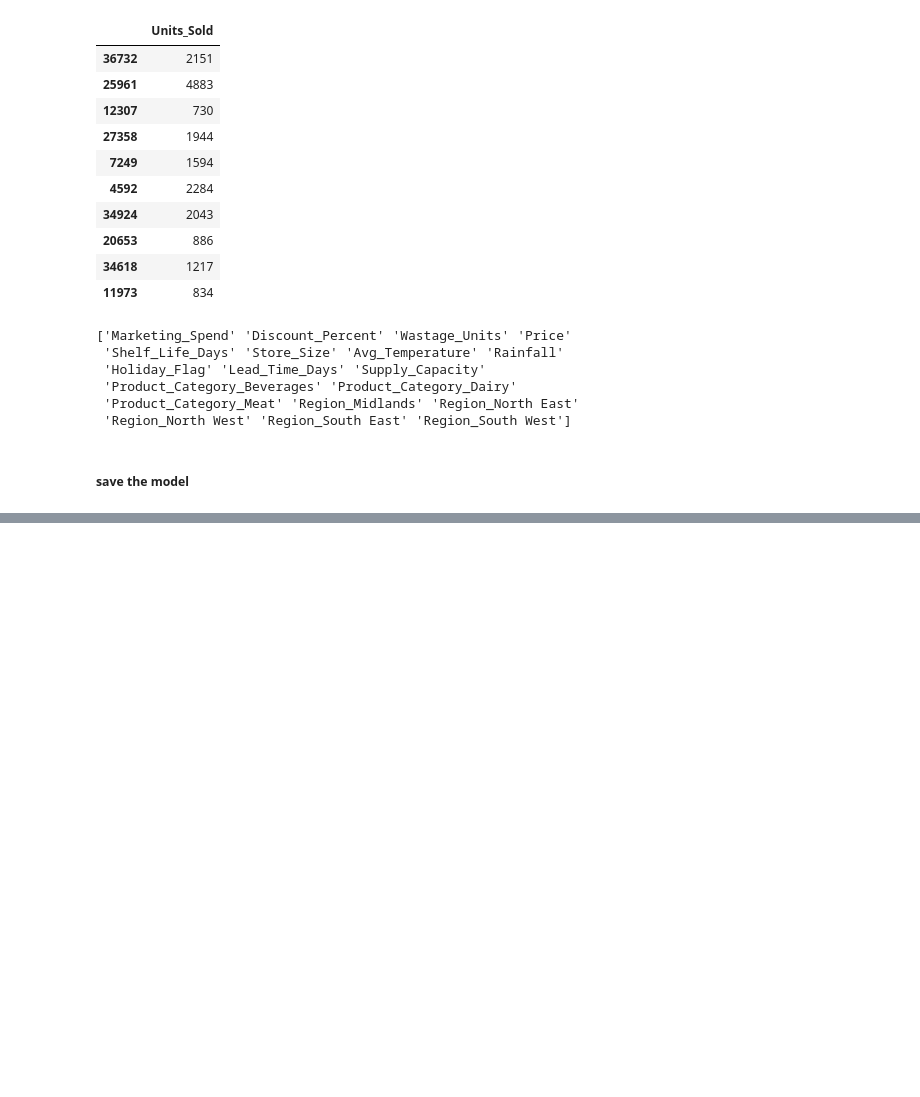
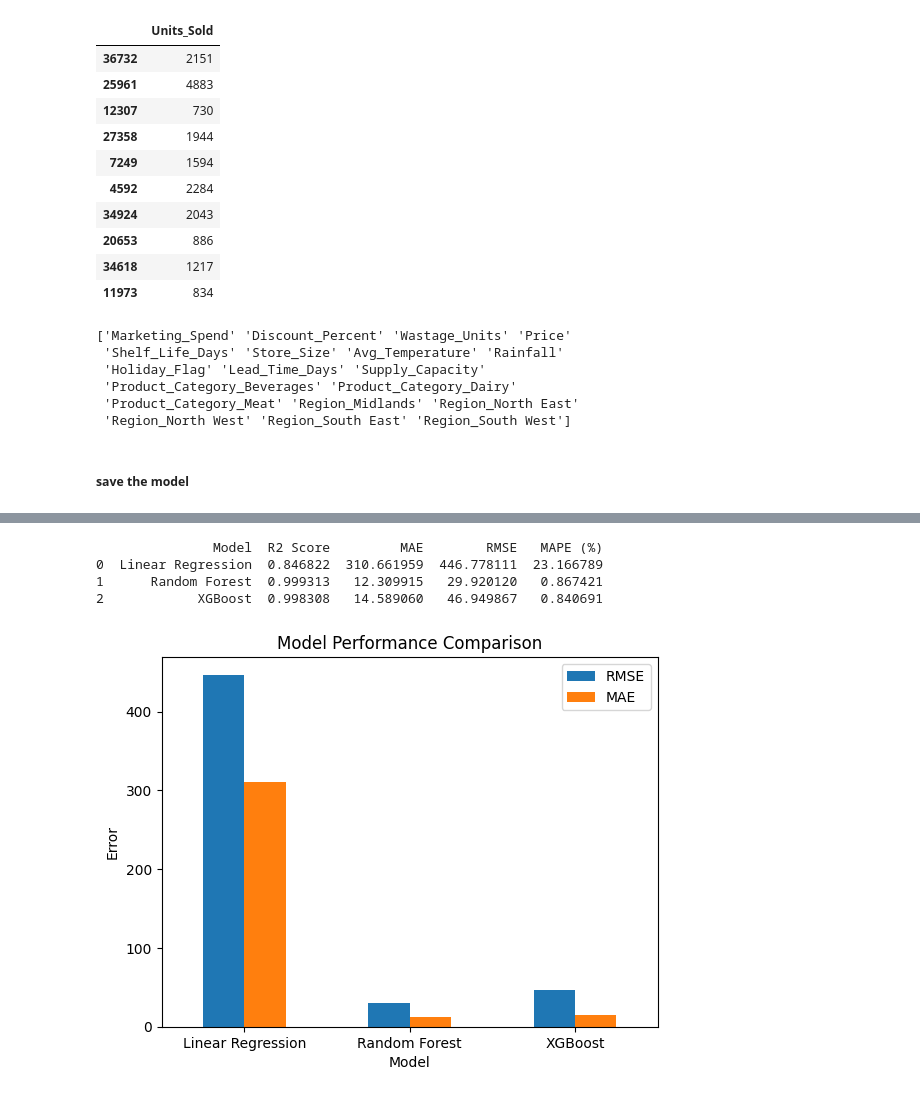
Before and after one commit to edwinaabam/FrostUK, a Jupyter notebook: model/model.ipynb, the cells around one changed output, grey strips where cells are left out. Saved outputs shown, nothing was run; the diff lists cells and outputs as text; code cells hidden in the pictures; blank space fills up the shorter version.

Commit message:
model comparison

```diff
--- a/model/model.ipynb
+++ b/model/model.ipynb
@@ -244,0 +260,22 @@ with open(r"C:\Users\Edwina\Documents\Amdari_files\ds_projects\FrostUK\model\lr_
+# %%
+def evaluate_model(y_true, y_pred):
+
+    y_true = np.array(y_true).ravel()
+    y_pred = np.array(y_pred).ravel()
+
+    r2 = r2_score(y_true, y_pred)
+    mae = mean_absolute_error(y_true, y_pred)
+    rmse = np.sqrt(mean_squared_error(y_true, y_pred))
+
+    # safer MAPE calculation
+    mape = np.mean(np.abs((y_true - y_pred) / np.maximum(y_true, 1e-10))) * 100
+
+    return r2, mae, rmse, mape
+# %%
+lr_r2, lr_mae, lr_rmse, lr_mape = evaluate_model(y_test, base_model_pred)
+
+print("Linear Regresison  Results")
+print("R2:", lr_r2)
+print("MAE:", lr_mae)
+print("RMSE:", lr_rmse)
+print("MAPE:", lr_mape)
@@ -244,0 +367,26 @@ with open(r"C:\Users\Edwina\Documents\Amdari_files\ds_projects\FrostUK\model\lr_
+# %%
+results = pd.DataFrame({
+    "Model": ["Linear Regression", "Random Forest", "XGBoost"],
+    "R2 Score": [lr_r2, rf_r2, xgb_r2],
+    "MAE": [lr_mae, rf_mae, xgb_mae],
+    "RMSE": [lr_rmse, rf_rmse, xgb_rmse],
+    "MAPE (%)": [lr_mape, rf_mape, xgb_mape]
+})
+
+print(results)
+# %% [output]
+               Model  R2 Score         MAE        RMSE   MAPE (%)
+0  Linear Regression  0.846822  310.661959  446.778111  23.166789
+1      Random Forest  0.999313   12.309915   29.920120   0.867421
+2            XGBoost  0.998308   14.589060   46.949867   0.840691
+# %%
+import matplotlib.pyplot as plt
+
+results.set_index("Model")[["RMSE","MAE"]].plot(kind="bar")
+
+plt.title("Model Performance Comparison")
+plt.ylabel("Error")
+plt.xticks(rotation=0)
+plt.show()
+# %% [output]
+[figure, added]
```
Also changed, not shown: parts of 16 cells of this notebook, 4 other files.
